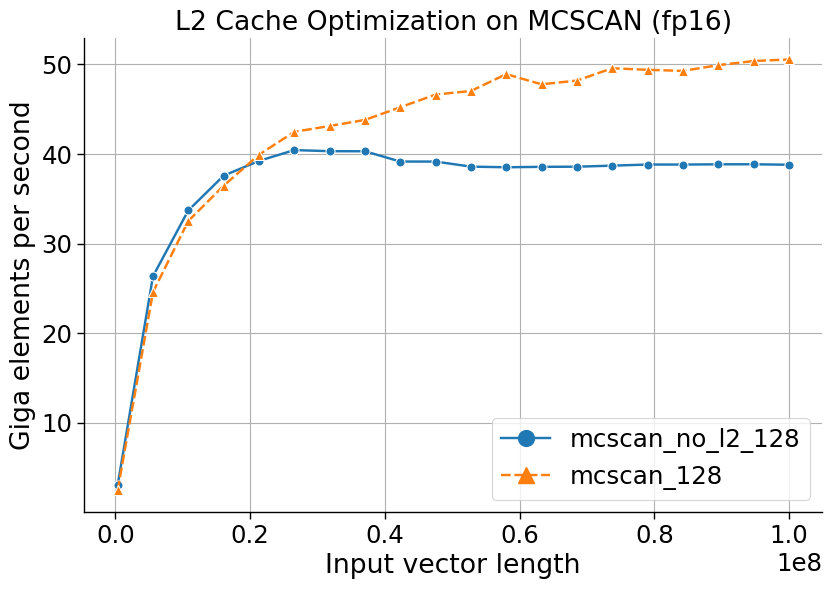
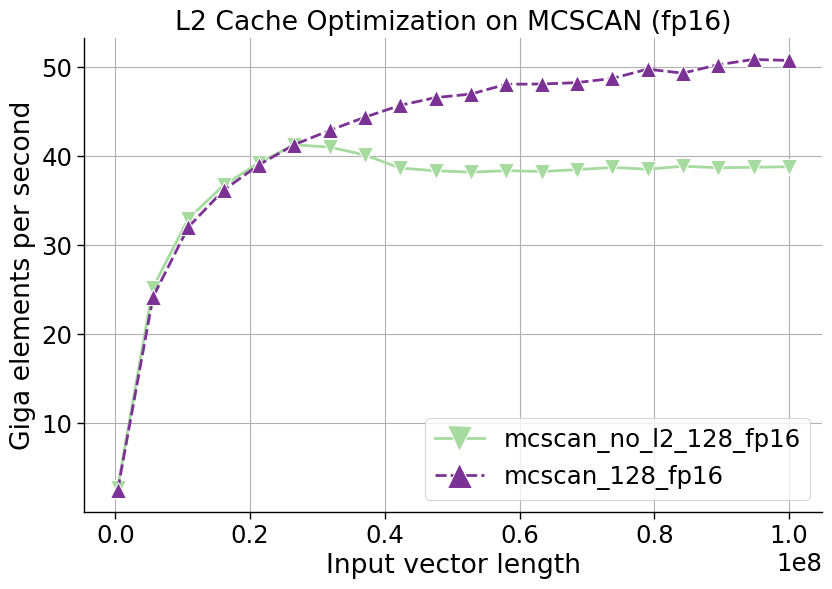
Unified diff of the notebook cell whose output changed from the first chart to the second:
--- before
+++ after
@@ -1,3 +1,7 @@
-ax = sns.lineplot(data=df, x='size', y='gelemps', **_SNS_PARAMS)
+palette = [### Colorbrewer colors
+"#a6dba0",
+"#7b3294"]
+
+ax = sns.lineplot(data=df, x='size', y='gelemps', palette=palette, **_SNS_PARAMS)
 
 ax.set_title(f"L2 Cache Optimization on MCSCAN ({dtype})")

Commit: Change color palette for Scan notebooks